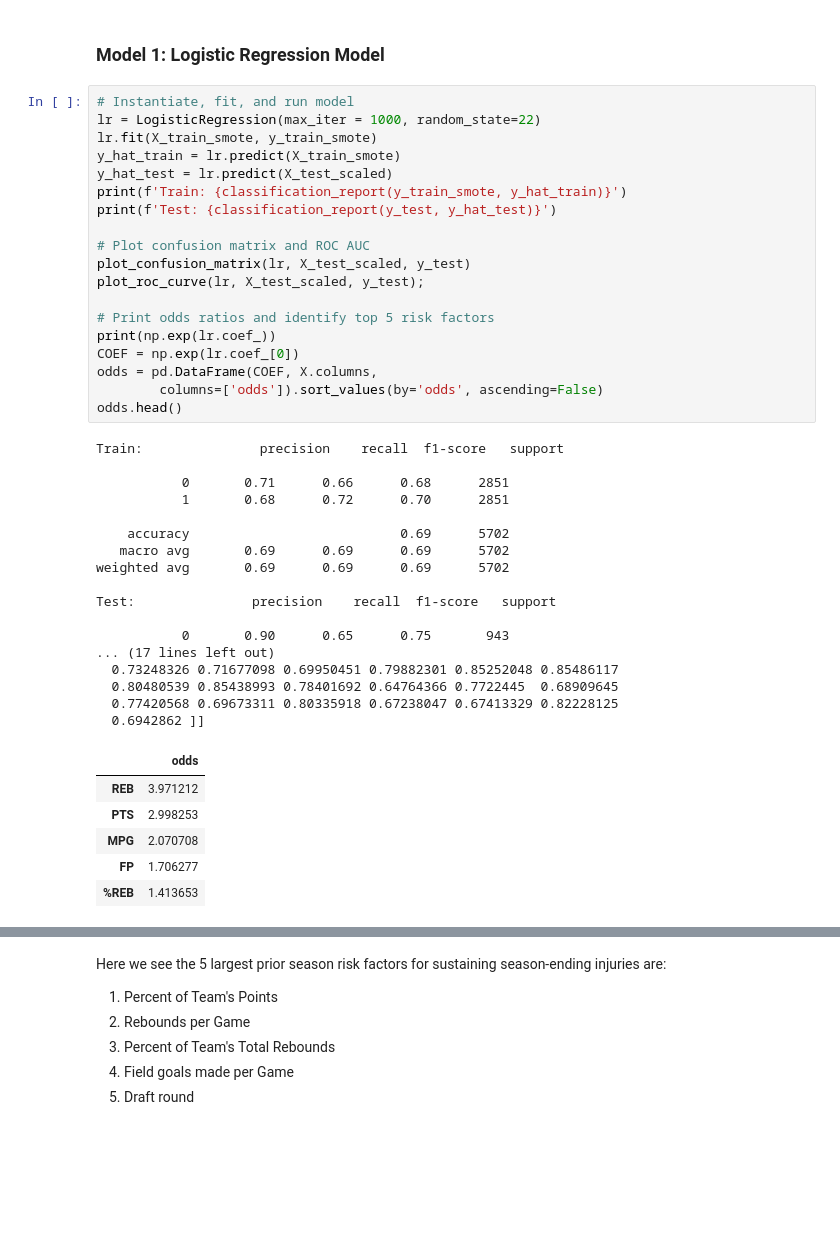
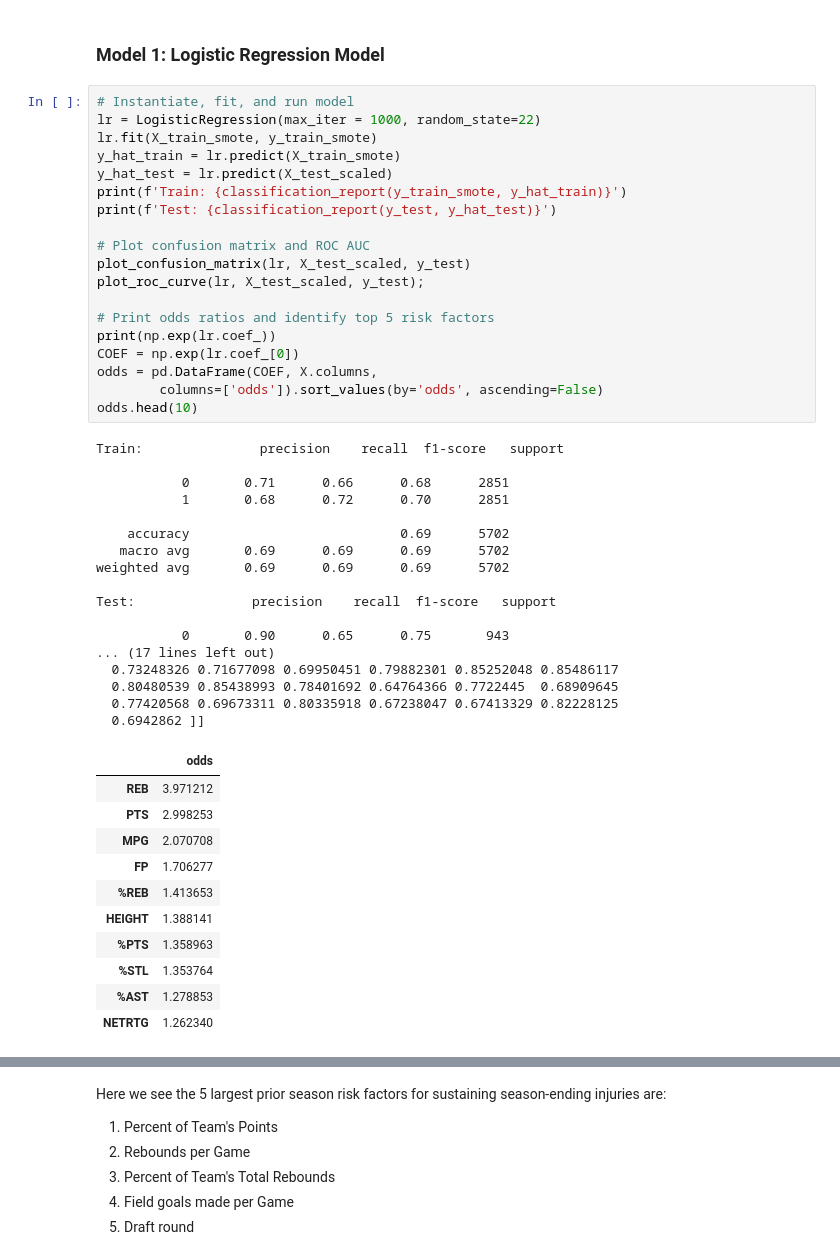
Before and after one commit to RH3421/Reducing_NBA_Injuries, a Jupyter notebook: EDA.3Smote.ipynb, the cells around one changed output, grey strips where cells are left out. Drawn from its saved outputs; the diff is of its cells as text; blank space fills up the shorter version.

```diff
--- a/EDA.3Smote.ipynb
+++ b/EDA.3Smote.ipynb
@@ -394,33 +393,38 @@ plot_roc_curve(lr, X_test_scaled, y_test);
 
 # Print odds ratios and identify top 5 risk factors
 print(np.exp(lr.coef_))
 COEF = np.exp(lr.coef_[0])
 odds = pd.DataFrame(COEF, X.columns,
         columns=['odds']).sort_values(by='odds', ascending=False)
-odds.head()
+odds.head(10)
 # %% [output]
 Train:               precision    recall  f1-score   support
 
            0       0.71      0.66      0.68      2851
            1       0.68      0.72      0.70      2851
 
     accuracy                           0.69      5702
    macro avg       0.69      0.69      0.69      5702
 weighted avg       0.69      0.69      0.69      5702
 
 Test:               precision    recall  f1-score   support
 
            0       0.90      0.65      0.75       943
 ... (17 lines left out)
   0.73248326 0.71677098 0.69950451 0.79882301 0.85252048 0.85486117
   0.80480539 0.85438993 0.78401692 0.64764366 0.7722445  0.68909645
   0.77420568 0.69673311 0.80335918 0.67238047 0.67413329 0.82228125
   0.6942862 ]]
 |  | odds |
 | REB | 3.971212 |
 | PTS | 2.998253 |
 | MPG | 2.070708 |
 | FP | 1.706277 |
 | %REB | 1.413653 |
+| HEIGHT | 1.388141 |
+| %PTS | 1.358963 |
+| %STL | 1.353764 |
+| %AST | 1.278853 |
+| NETRTG | 1.262340 |
 [figure]
 [figure]
```
Also changed, not shown: parts of 10 cells of this notebook.
